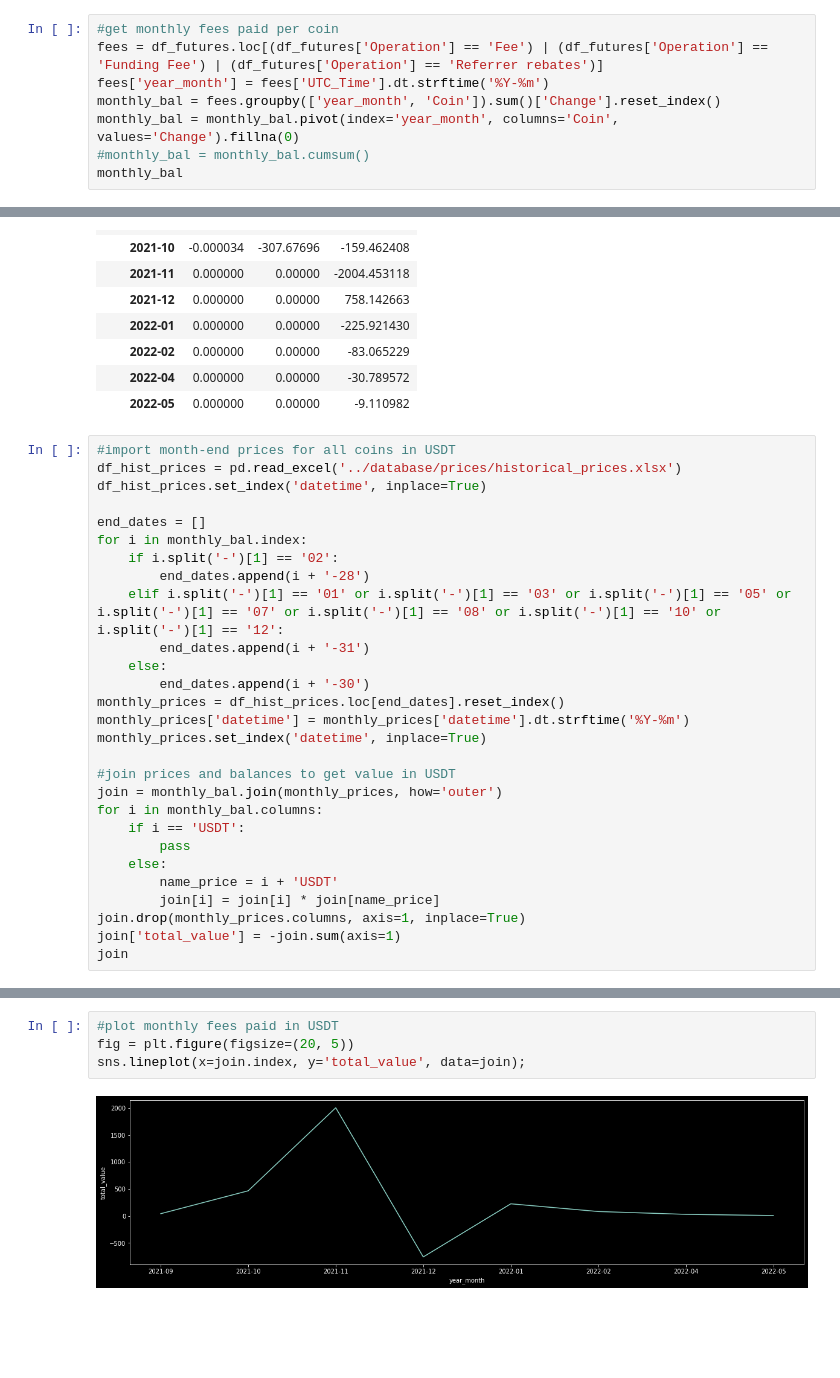
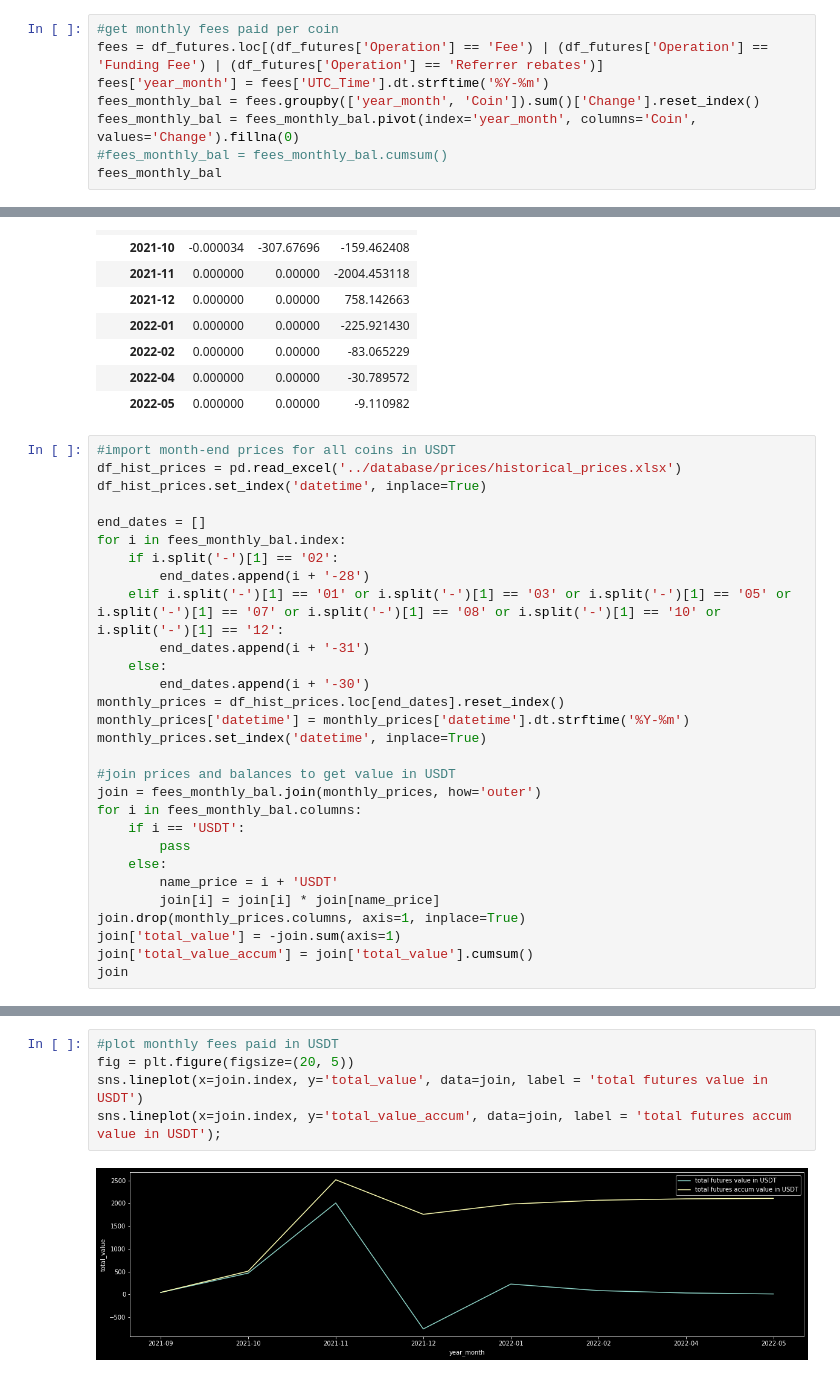
Before and after one commit to ferseguias/binance_dashboard, a Jupyter notebook: notebooks/wallet_futures.ipynb, the cells around one changed output, grey strips where cells are left out. Saved outputs shown, nothing was run; the diff lists cells and outputs as text; blank space fills up the shorter version.

Commit message:
futures account

```diff
--- a/notebooks/wallet_futures.ipynb
+++ b/notebooks/wallet_futures.ipynb
@@ -43,10 +43,10 @@ prueba
 #get monthly fees paid per coin
 fees = df_futures.loc[(df_futures['Operation'] == 'Fee') | (df_futures['Operation'] == 'Funding Fee') | (df_futures['Operation'] == 'Referrer rebates')]
 fees['year_month'] = fees['UTC_Time'].dt.strftime('%Y-%m')
-monthly_bal = fees.groupby(['year_month', 'Coin']).sum()['Change'].reset_index()
-monthly_bal = monthly_bal.pivot(index='year_month', columns='Coin', values='Change').fillna(0)
-#monthly_bal = monthly_bal.cumsum()
-monthly_bal
+fees_monthly_bal = fees.groupby(['year_month', 'Coin']).sum()['Change'].reset_index()
+fees_monthly_bal = fees_monthly_bal.pivot(index='year_month', columns='Coin', values='Change').fillna(0)
+#fees_monthly_bal = fees_monthly_bal.cumsum()
+fees_monthly_bal
 # %% [output]
 | Coin | BNB | BUSD | USDT |
 | year_month |  |  |  |
@@ -64,7 +64,7 @@ df_hist_prices = pd.read_excel('../database/prices/historical_prices.xlsx')
 df_hist_prices.set_index('datetime', inplace=True)
 
 end_dates = []
-for i in monthly_bal.index:
+for i in fees_monthly_bal.index:
     if i.split('-')[1] == '02':
         end_dates.append(i + '-28')
     elif i.split('-')[1] == '01' or i.split('-')[1] == '03' or i.split('-')[1] == '05' or i.split('-')[1] == '07' or i.split('-')[1] == '08' or i.split('-')[1] == '10' or i.split('-')[1] == '12':
@@ -76,8 +76,8 @@ monthly_prices['datetime'] = monthly_prices['datetime'].dt.strftime('%Y-%m')
 monthly_prices.set_index('datetime', inplace=True)
 
 #join prices and balances to get value in USDT
-join = monthly_bal.join(monthly_prices, how='outer')
-for i in monthly_bal.columns:
+join = fees_monthly_bal.join(monthly_prices, how='outer')
+for i in fees_monthly_bal.columns:
     if i == 'USDT':
         pass
     else:
@@ -85,5 +85,6 @@ for i in monthly_bal.columns:
         join[i] = join[i] * join[name_price]
 join.drop(monthly_prices.columns, axis=1, inplace=True)
 join['total_value'] = -join.sum(axis=1)
+join['total_value_accum'] = join['total_value'].cumsum()
 join
 # %% [output]
@@ -100,6 +101,7 @@ join
 # %%
 #plot monthly fees paid in USDT
 fig = plt.figure(figsize=(20, 5))
-sns.lineplot(x=join.index, y='total_value', data=join);
+sns.lineplot(x=join.index, y='total_value', data=join, label = 'total futures value in USDT')
+sns.lineplot(x=join.index, y='total_value_accum', data=join, label = 'total futures accum value in USDT');
 # %% [output]
-[figure, old version]
+[figure, new version]
```
Also changed, not shown: parts of 7 cells of this notebook, 2 other files.
